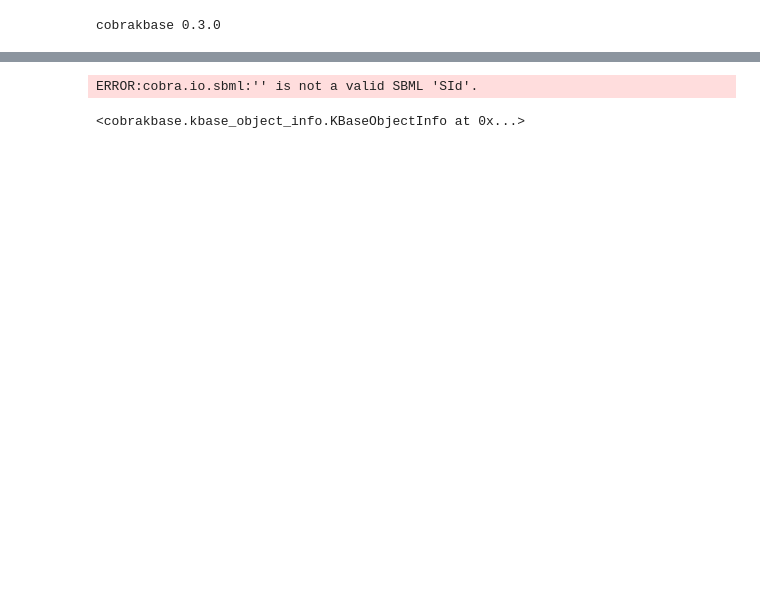
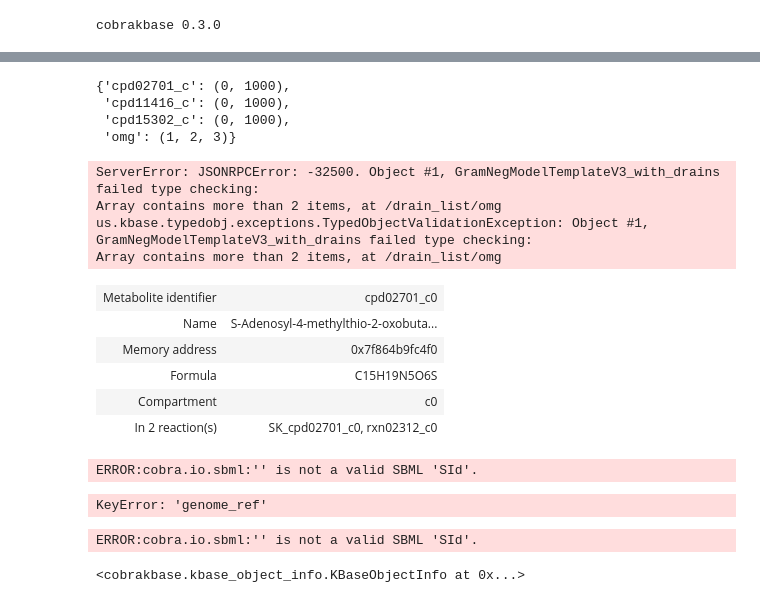
Before and after one commit to Fxe/cobrakbase, a Jupyter notebook: examples/CobraKBase/gpr.ipynb, the cells around one changed output, grey strips where cells are left out. Saved outputs shown, nothing was run; the diff lists cells and outputs as text; code cells hidden in the pictures; blank space fills up the shorter version.

```diff
--- a/examples/CobraKBase/gpr.ipynb
+++ b/examples/CobraKBase/gpr.ipynb
@@ -7,0 +226,7 @@ cobrakbase 0.3.0
+# %%
+model_kbase_data = kbase.get_object('GCF_000005845.2.mdl.gf_GMM', 12218)
+info = kbase.get_object_info('GCF_000005845.2.mdl.gf_GMM', 12218)
+# %%
+from cobrakbase.core.kbasefba.fbamodel_builder import FBAModelBuilder
+fbamodel_builder = FBAModelBuilder.from_kbase_json(model_kbase_data, info)
+model_kbase = fbamodel_builder.build()
@@ -7,0 +277,14 @@ cobrakbase 0.3.0
+# %%
+template_data['drain_list']
+# %% [output]
+{'cpd02701_c': (0, 1000),
+ 'cpd11416_c': (0, 1000),
+ 'cpd15302_c': (0, 1000),
+ 'omg': (1, 2, 3)}
+# %%
+kbase.save_object('GramNegModelTemplateV3_with_drains', 12218, template.info.type, template_data)
+# %% [output]
+ServerError: JSONRPCError: -32500. Object #1, GramNegModelTemplateV3_with_drains failed type checking:
+Array contains more than 2 items, at /drain_list/omg
+us.kbase.typedobj.exceptions.TypedObjectValidationException: Object #1, GramNegModelTemplateV3_with_drains failed type checking:
+Array contains more than 2 items, at /drain_list/omg
@@ -7,0 +297,9 @@ cobrakbase 0.3.0
+# %%
+model_kbase.reactions.SK_cpd15302_c0
+# %% [output]
+| Metabolite identifier | cpd02701_c0 |
+| Name | S-Adenosyl-4-methylthio-2-oxobuta... |
+| Memory address | 0x7f864b9fc4f0 |
+| Formula | C15H19N5O6S |
+| Compartment | c0 |
+| In 2 reaction(s) | SK_cpd02701_c0, rxn02312_c0 |
@@ -7,0 +308,4 @@ cobrakbase 0.3.0
+# %%
+cobra_model = cobra.io.read_sbml_model('/home/fliu/workspace/data/sbml/awful_models/kbase_model.xml')
+# %% [output]
+ERROR:cobra.io.sbml:'' is not a valid SBML 'SId'.
@@ -8,3 +316,7 @@ cobrakbase 0.3.0
+# %%
+kbase.save_object('GCF_000005845.2.mdl.gf_GMM_cobrakbase', 12218, model_kbase.info.type, cobra_model)
+# %% [output]
+KeyError: 'genome_ref'
 # %%
 model_kbase = kbase.get_from_ws('GCF_000005845.2.mdl.gf_GMM', 12218)
 cobra.io.write_sbml_model(model_kbase, '/home/fliu/workspace/data/sbml/awful_models/kbase_model.xml')
```
Also changed, not shown: parts of 52 cells of this notebook, 11 other files.
